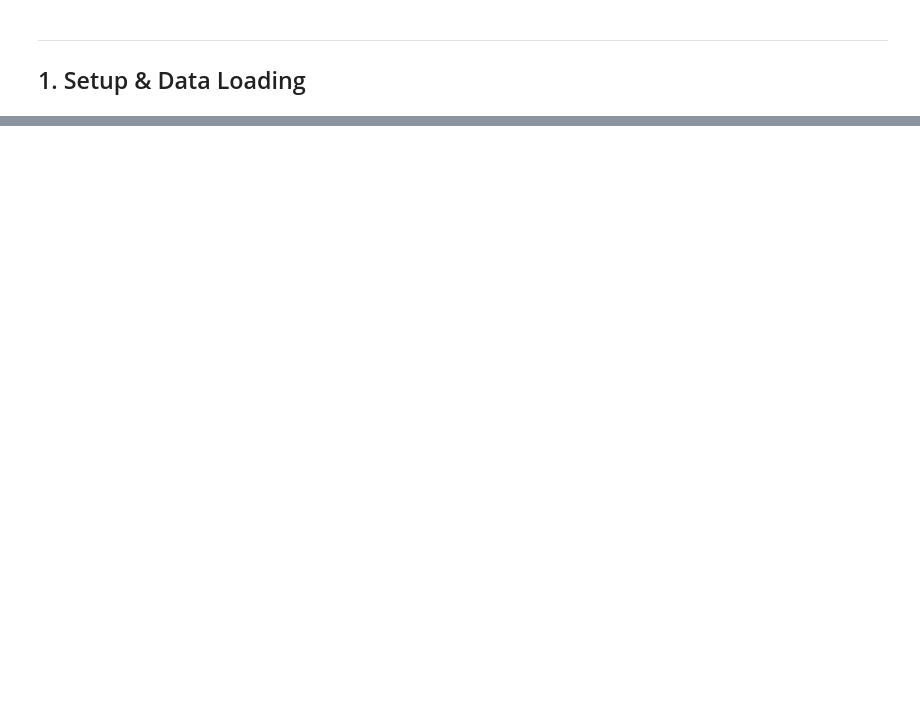
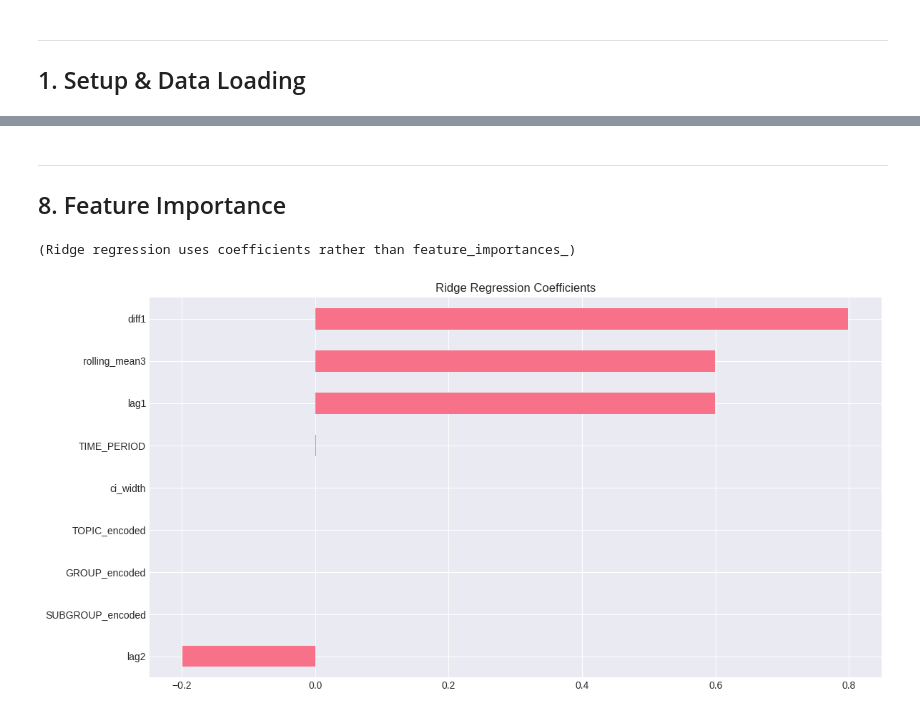
Before and after one commit to jomandaman/datathon-2026, a Jupyter notebook: notebooks/Accessible_Infinity_Tunnel_Datathon2026_ML.ipynb, the cells around one changed output, grey strips where cells are left out. Saved outputs shown, nothing was run; the diff lists cells and outputs as text; code cells hidden in the pictures; blank space fills up the shorter version.

```diff
--- a/notebooks/Accessible_Infinity_Tunnel_Datathon2026_ML.ipynb
+++ b/notebooks/Accessible_Infinity_Tunnel_Datathon2026_ML.ipynb
@@ -330,0 +365,23 @@ plt.show()
+# %% [markdown]
+---
+## 8. Feature Importance
+# %%
+if hasattr(best['model'], 'feature_importances_'):
+    importances = pd.Series(best['model'].feature_importances_, index=FEATURES).sort_values()
+
+    fig, ax = plt.subplots(figsize=(10, 5))
+    importances.plot(kind='barh', ax=ax, color='#2196F3')
+    ax.set_title(f'{best_name} — Feature Importance')
+    ax.set_xlabel('Importance')
+    plt.tight_layout()
+    plt.show()
+else:
+    print("(Ridge regression uses coefficients rather than feature_importances_)")
+    coefs = pd.Series(best['model'].coef_, index=FEATURES).sort_values()
+    coefs.plot(kind='barh')
+    plt.title('Ridge Regression Coefficients')
+    plt.tight_layout()
+    plt.show()
+# %% [output]
+(Ridge regression uses coefficients rather than feature_importances_)
+[figure, added]
```
Also changed, not shown: parts of 58 cells of this notebook, 3 other files.
